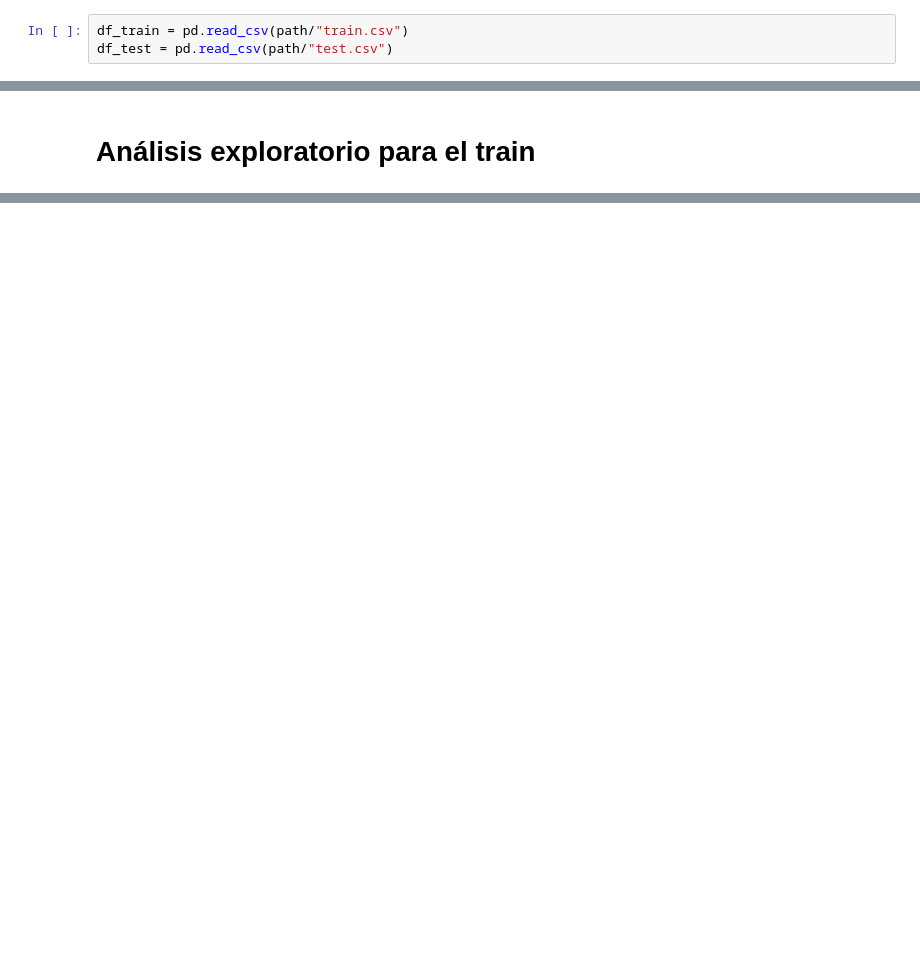
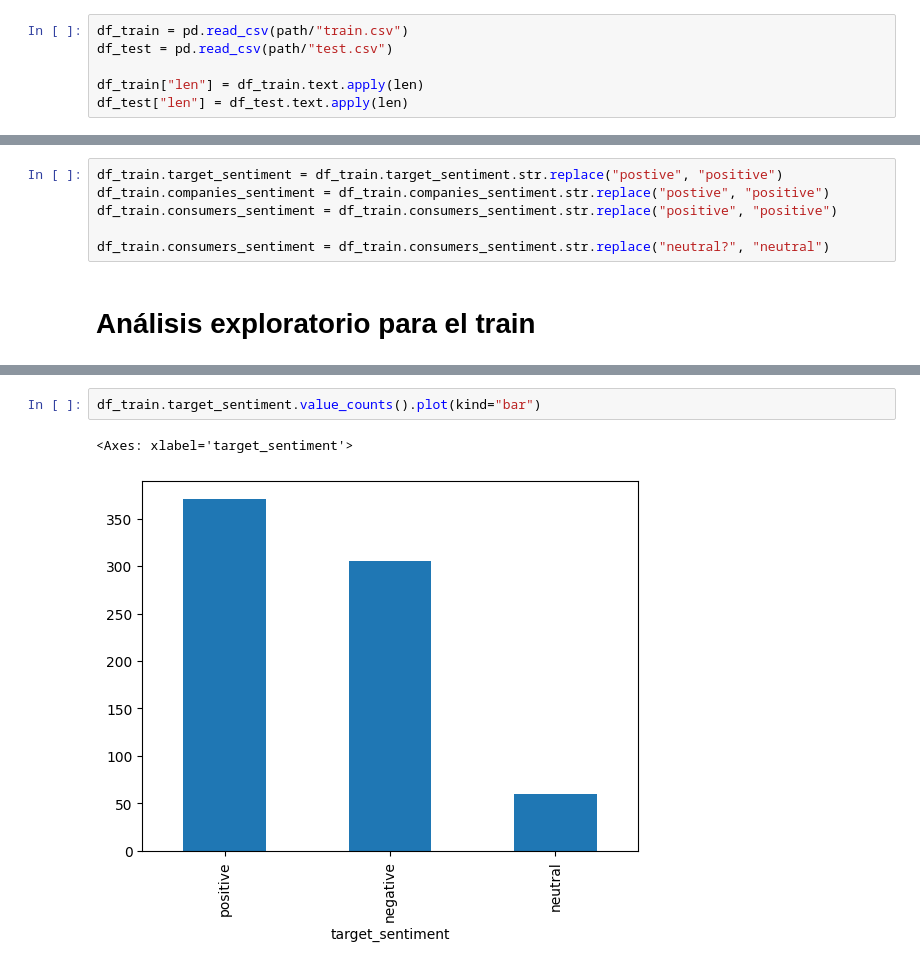
Before and after one commit to Frorozcoloa/FinancIA, a Jupyter notebook: Notebooks/0-1 EDA.ipynb, the cells around one changed output, grey strips where cells are left out. Cells and saved outputs as stored; diff of their text form; blank space fills up the shorter version.

```diff
--- a/Notebooks/0-1 EDA.ipynb
+++ b/Notebooks/0-1 EDA.ipynb
@@ -21,3 +21,6 @@ def plots_world_cloud(df, title):
 # %%
 df_train = pd.read_csv(path/"train.csv")
 df_test = pd.read_csv(path/"test.csv")
+
+df_train["len"] = df_train.text.apply(len)
+df_test["len"] = df_test.text.apply(len)
@@ -24,2 +36,8 @@ df_test = pd.read_csv(path/"test.csv")
+# %%
+df_train.target_sentiment = df_train.target_sentiment.str.replace("postive", "positive")
+df_train.companies_sentiment = df_train.companies_sentiment.str.replace("postive", "positive")
+df_train.consumers_sentiment = df_train.consumers_sentiment.str.replace("positive", "positive")
+
+df_train.consumers_sentiment = df_train.consumers_sentiment.str.replace("neutral?", "neutral")
 # %% [markdown]
 # Análisis exploratorio para el train
@@ -40,0 +44,5 @@ df_test = pd.read_csv(path/"test.csv")
+# %%
+df_train.target_sentiment.value_counts().plot(kind="bar")
+# %% [output]
+<Axes: xlabel='target_sentiment'>
+[figure, added]
```
Also changed, not shown: parts of 16 cells of this notebook, 2 other files.
